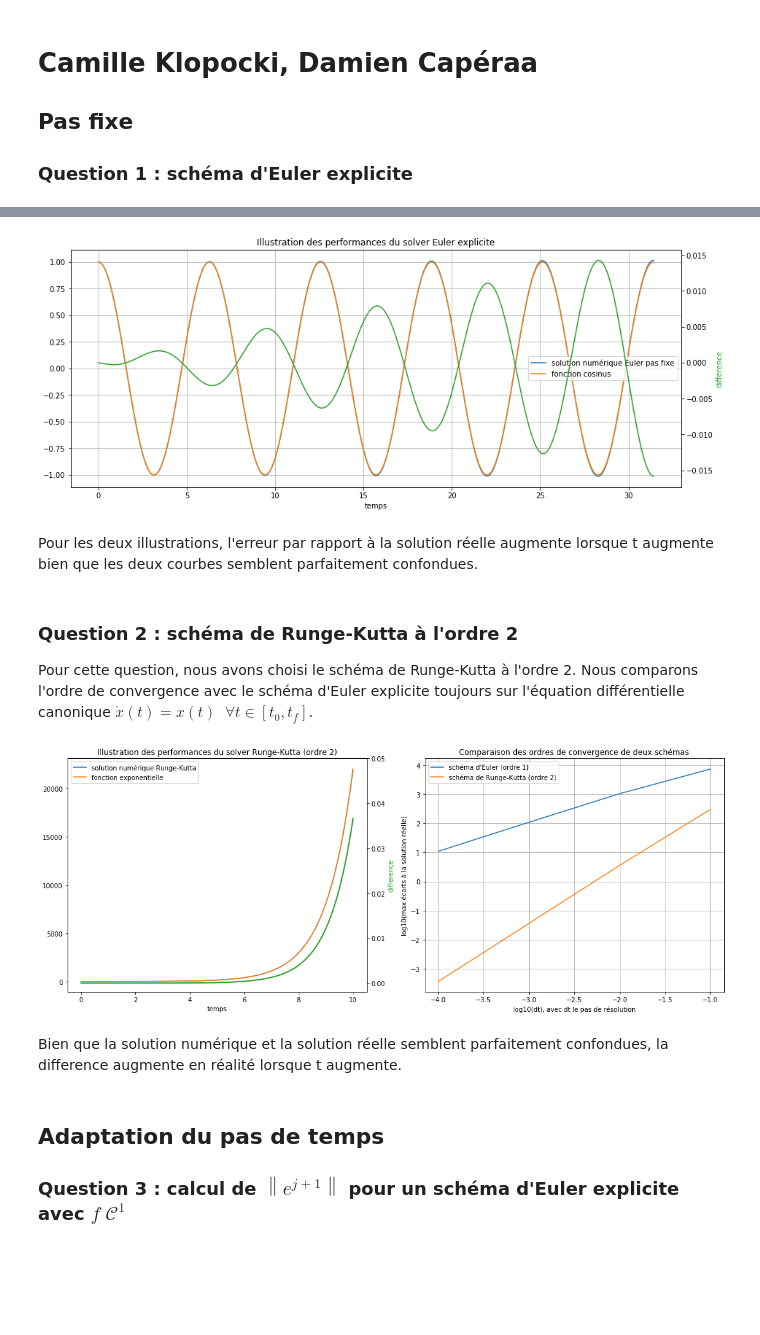
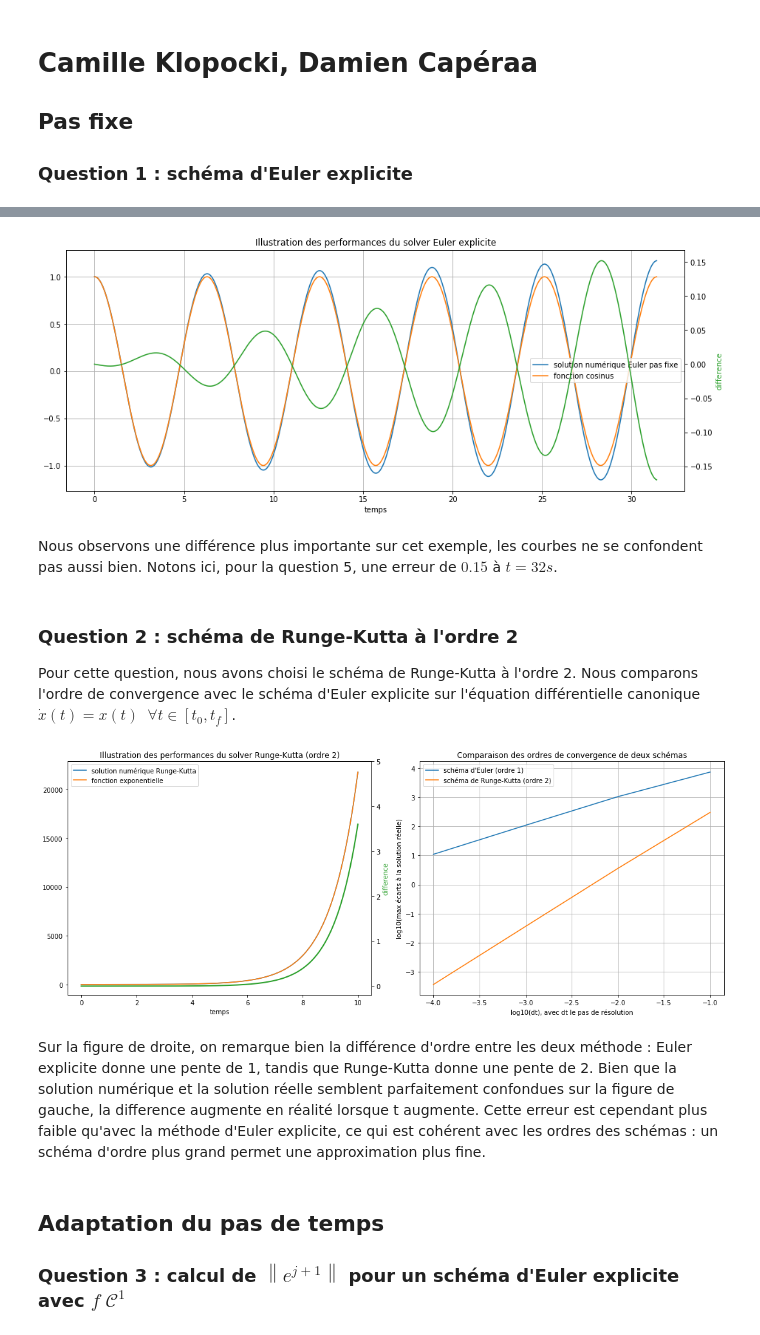
Before and after one commit to DCaperaa/Projet-numerique-II, a Jupyter notebook: Projet numerique II - Notebook.ipynb, the cells around one changed output, grey strips where cells are left out. Saved outputs shown, nothing was run; the diff lists cells and outputs as text; code cells hidden in the pictures; blank space fills up the shorter version.

```diff
--- a/Projet numerique II - Notebook.ipynb
+++ b/Projet numerique II - Notebook.ipynb
@@ -72,33 +76,33 @@ plt.show()
 # %%
 #Illustration des performances avec la fonction cosinus.
 def g(t, X) :
     x, y = X[0], X[1]
     return np.array([y, -x])
 
-time, num_solution_runge = solve_euler_explicit(g, np.array([1, 0]), 0.001, 10*np.pi)
+time, num_solution_runge = solve_euler_explicit(g, np.array([1, 0]), 0.01, 10*np.pi)
 x_new = [x[0] for x in num_solution_runge]
 Y = np.cos(time)
 Z = [y - z for y, z in zip(Y, x_new)]
 
 fig, ax1 = plt.subplots(figsize=(15, 6))
 ax1.plot(time, x_new, label = 'solution numérique Euler pas fixe')
 ax1.plot(time, Y, label = 'fonction cosinus')
 ax1.set_xlabel("temps")
 ax1.set_title("Illustration des performances du solver Euler explicite")
 ax1.legend()
 ax2 = ax1.twinx()
 ax2.plot(time, Z, color='tab:green')
 ax2.set_ylabel('difference', color='tab:green')
 
 ax1.grid(True)
 plt.show()
 # %% [output]
-[figure, old version]
+[figure, new version]
-# %% [markdown]
-Pour les deux illustrations, l'erreur par rapport à la solution réelle augmente lorsque t augmente bien que les deux courbes semblent parfaitement confondues.
+# %% [markdown]
+Nous observons une différence plus importante sur cet exemple, les courbes ne se confondent pas aussi bien. Notons ici, pour la question 5, une erreur de $0.15$ à $t=32s$.
 # %% [markdown]
 ### Question 2 : schéma de Runge-Kutta à l'ordre 2
-Pour cette question, nous avons choisi le schéma de Runge-Kutta à l'ordre 2. Nous comparons l'ordre de convergence avec le schéma d'Euler explicite toujours sur l'équation différentielle canonique $\dot x(t) = x(t) \;\; \forall t \in \left[t_{0}, t_{f}\right]$.
+Pour cette question, nous avons choisi le schéma de Runge-Kutta à l'ordre 2. Nous comparons l'ordre de convergence avec le schéma d'Euler explicite sur l'équation différentielle canonique $\dot x(t) = x(t) \;\; \forall t \in \left[t_{0}, t_{f}\right]$.
 # %%
 def solve_runge_kutta_ordre_2(f, x0, dt, tf, t0=0):
     ''''Résout l'équation différentielle dx/dt(t) = f(t, x) à l'aide de la
@@ -133,7 +137,7 @@ def convergence_runge_kutta(f, x0, tf, t0=0, nbiter=4):
     log_max_difference = np.log10(max_difference)
     return log_list_dt, log_max_difference
 # %%
-time, num_solution_runge = solve_runge_kutta_ordre_2(f, 1, 0.001, 10)
+time, num_solution_runge = solve_runge_kutta_ordre_2(f, 1, 0.01, 10)
 Y = np.exp(time)
 Z = [y - x for y, x in zip(Y, num_solution_runge)]
 fig, (ax1, ax2) = plt.subplots(1, 2, figsize = (15, 6))
@@ -147,7 +151,7 @@ ax1.legend()
 ax3 = ax1.twinx()
 ax3.plot(time, Z, color='tab:green', linewidth=2)
 ax3.set_ylabel('difference', color='tab:green')
-ax3.set_ylim(-0.002, 0.050)
+ax3.set_ylim(-0.2, 5)
 
 ax2.plot(log_list_dt, log_max_difference_euler, label = "schéma d'Euler (ordre 1)")
 ax2.plot(log_list_dt, log_max_difference_runge, label = 'schéma de Runge-Kutta (ordre 2)')
@@ -160,9 +164,10 @@ ax2.grid(True)
 fig.tight_layout()
 plt.show()
 # %% [output]
-[figure, old version]
+[figure, new version]
-# %% [markdown]
-Bien que la solution numérique et la solution réelle semblent parfaitement confondues, la difference augmente en réalité lorsque t augmente.
+# %% [markdown]
+Sur la figure de droite, on remarque bien la différence d'ordre entre les deux méthode : Euler explicite donne une pente de 1, tandis que Runge-Kutta donne une pente de 2.
+Bien que la solution numérique et la solution réelle semblent parfaitement confondues sur la figure de gauche, la difference augmente en réalité lorsque t augmente. Cette erreur est cependant plus faible qu'avec la méthode d'Euler explicite, ce qui est cohérent avec les ordres des schémas : un schéma d'ordre plus grand permet une approximation plus fine.
 # %% [markdown]
 ## Adaptation du pas de temps
 ### Question 3 : calcul de $\left\| e^{j+1} \right\|$ pour un schéma d'Euler explicite avec $f \;\mathcal{C}^{1}$
```
Also changed, not shown: parts of 12 cells of this notebook.
